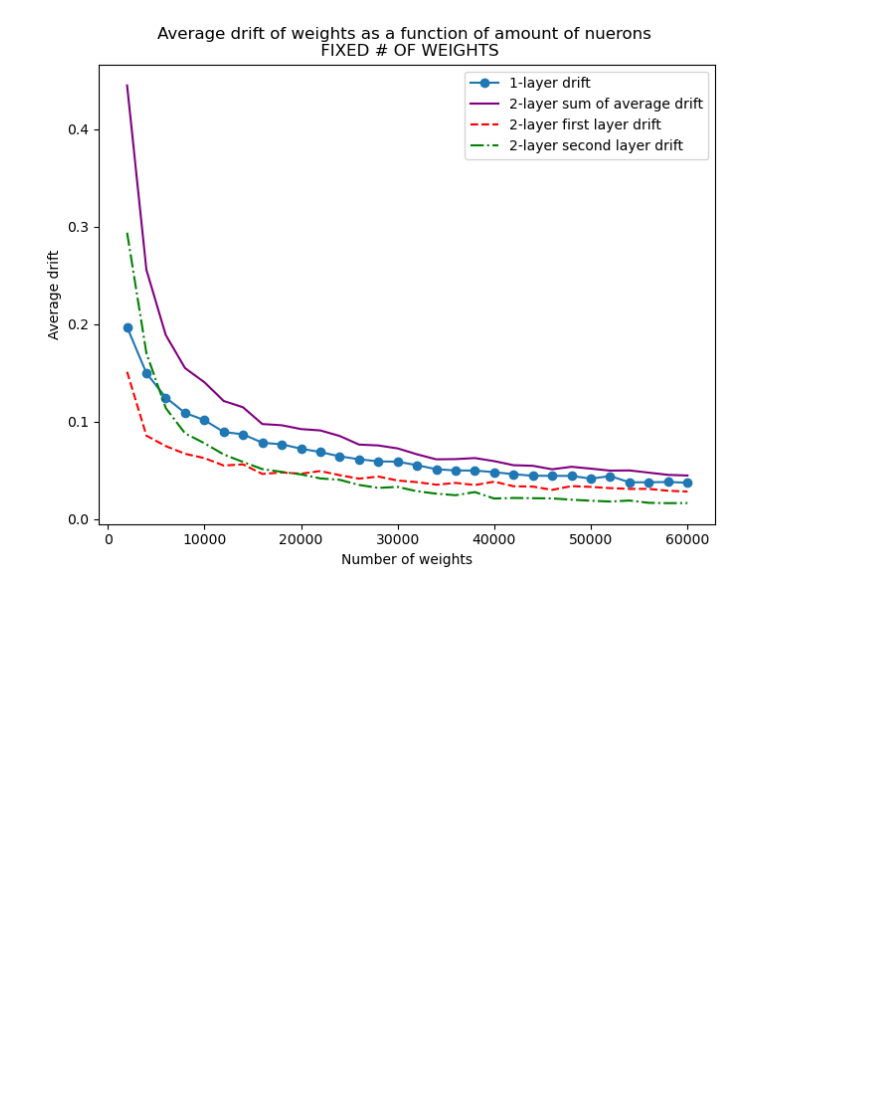
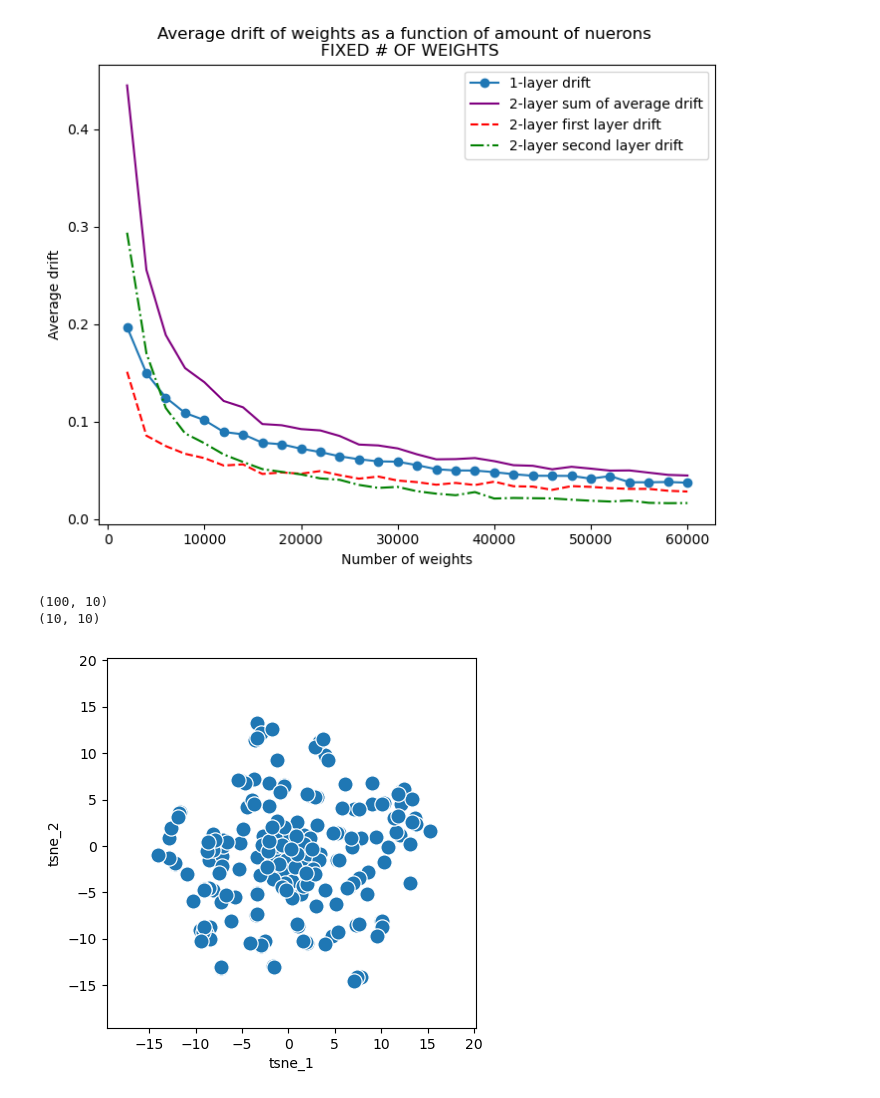
Before and after one commit to Kennethm-spec/Exploring-the-Limits-of-Lazy-Training-in-Neural-Networks, a Jupyter notebook: two_layer.ipynb, the cells around one changed output. Saved outputs shown, nothing was run; the diff lists cells and outputs as text; code cells hidden in the pictures; blank space fills up the shorter version.

```diff
--- a/two_layer.ipynb
+++ b/two_layer.ipynb
@@ -370,0 +375,6 @@ plt.show()
+# %%
+print(X.shape)
+print(np.transpose(final_weights[0])[0:10].shape)
+# %% [output]
+(100, 10)
+(10, 10)
@@ -370,0 +393,14 @@ plt.show()
+# %%
+n_components = 2
+tsne = TSNE(n_components)
+tsne_result = tsne.fit_transform(np.transpose(final_weights[-1]))
+tsne_result.shape
+tsne_result_df = pd.DataFrame({'tsne_1': tsne_result[:,0], 'tsne_2': tsne_result[:,1]})
+fig, ax = plt.subplots(1)
+sns.scatterplot(x='tsne_1', y='tsne_2', data=tsne_result_df, ax=ax,s=120)
+lim = (tsne_result.min()-5, tsne_result.max()+5)
+ax.set_xlim(lim)
+ax.set_ylim(lim)
+ax.set_aspect('equal')
+# %% [output]
+[figure, added]
```
Also changed, not shown: parts of 2 cells of this notebook.
